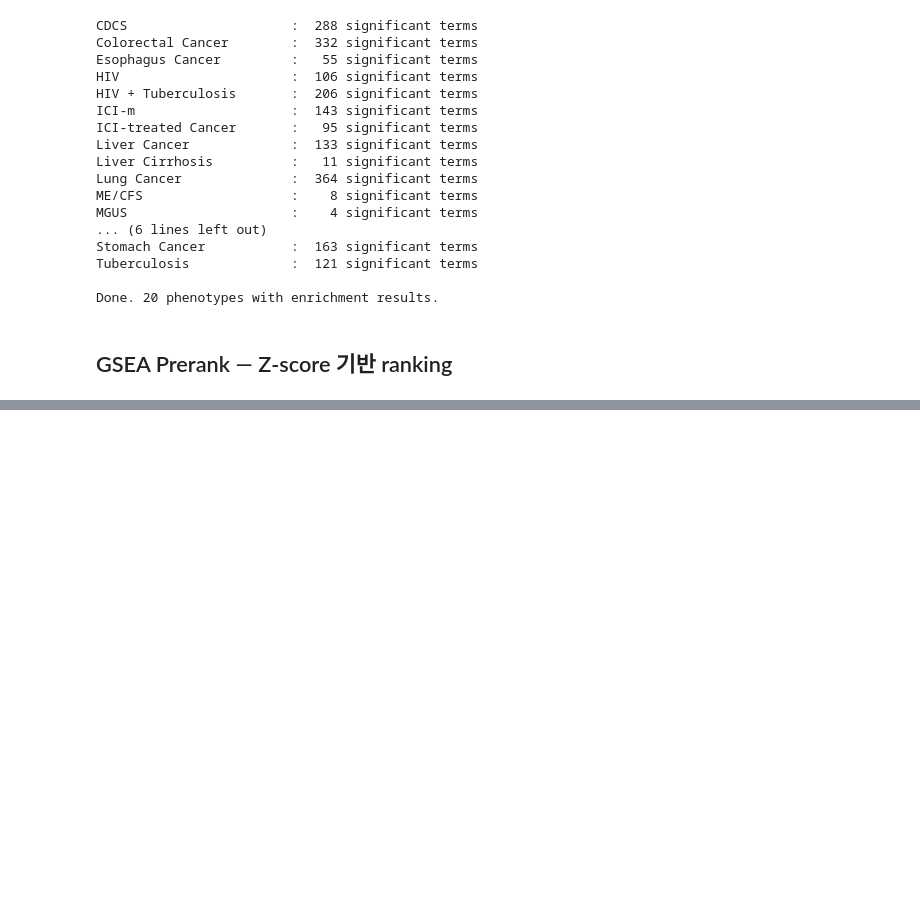
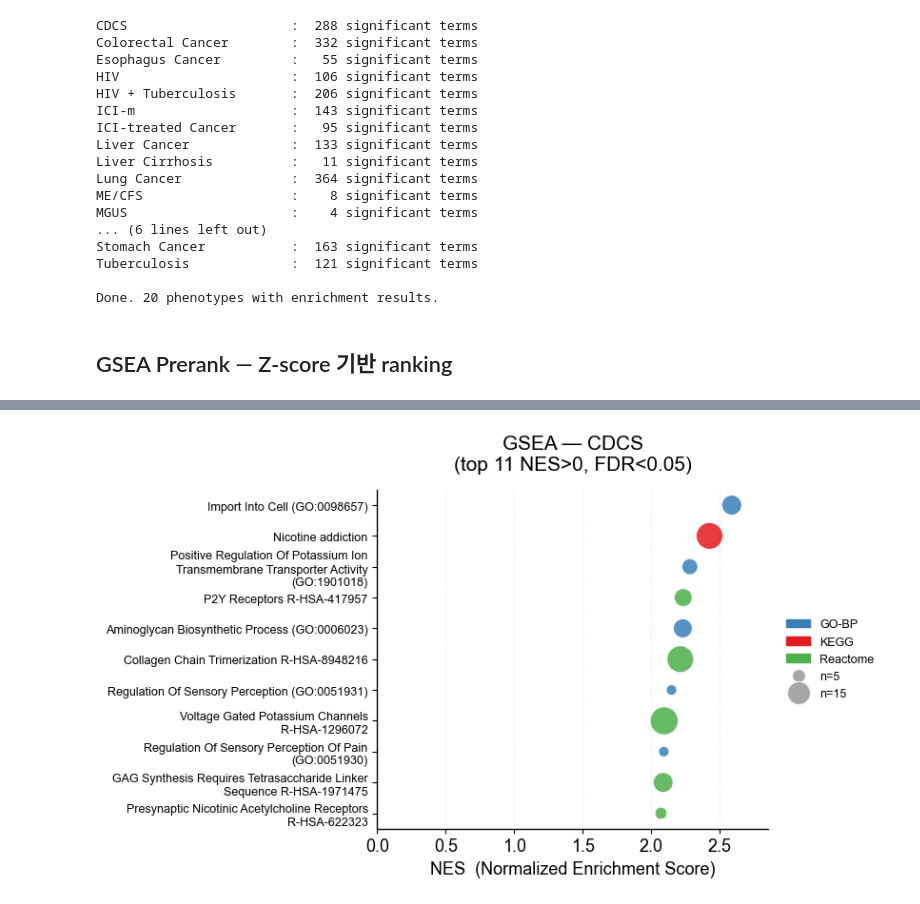
Before and after one commit to jmj3078/cfRNA_NormativeModeling, a Jupyter notebook: Modeling/gene_enrichment.ipynb, the cells around one changed output, grey strips where cells are left out. Saved outputs shown, nothing was run; the diff lists cells and outputs as text; code cells hidden in the pictures; blank space fills up the shorter version.

```diff
--- a/Modeling/gene_enrichment.ipynb
+++ b/Modeling/gene_enrichment.ipynb
@@ -39,9 +32,8 @@ except ImportError:
     print('gseapy not installed — run: pip install gseapy')
 
 BASE_DIR    = Path('.').resolve()
-RESULTS_DIR = BASE_DIR / 'CV_Results'
-FIG_DIR     = RESULTS_DIR / 'Figures' / 'GE'
-FIG_DIR.mkdir(parents=True, exist_ok=True)
+RESULTS_DIR = BASE_DIR / 'GE'
+
 
 BIAS_COLUMNS = [
     'log(Total Reads)', 'Spliced Reads (%)',
@@ -55,9 +47,10 @@ gseapy 1.1.12
 from sample_filter import MahalanobisFilter
 
 # ── Z matrix + metadata 로드 ─────────────────────────────────────
-Z_dis      = np.load(RESULTS_DIR / 'Z_disease.npy')
-dis_names  = np.load(RESULTS_DIR / 'Z_sample_names.npy', allow_pickle=True).tolist()
-gene_names = np.load(RESULTS_DIR / 'Z_gene_names.npy',   allow_pickle=True).tolist()
+CV_DIR = BASE_DIR / 'CV_Results'
+Z_dis      = np.load(CV_DIR / 'Z_disease.npy')
+dis_names  = np.load(CV_DIR / 'Z_sample_names.npy', allow_pickle=True).tolist()
+gene_names = np.load(CV_DIR / 'Z_gene_names.npy',   allow_pickle=True).tolist()
 
 n_nan = np.isnan(Z_dis).sum() + np.isinf(Z_dis).sum()
 Z_dis = np.nan_to_num(Z_dis.astype(np.float32), nan=0.0, posinf=10.0, neginf=-10.0)
@@ -144,10 +137,11 @@ Method: svd  n_per_pheno=200
 # %%
-# ── Enrichr ORA: 질환별 마커 유전자 → 경로 enrichment ────────────
 GENE_SETS = [
     'GO_Biological_Process_2023',
     'KEGG_2021_Human',
     'Reactome_2022',
 ]
+ORA_DIR = RESULTS_DIR / 'ora'
+ORA_DIR.mkdir(parents=True, exist_ok=True)
 FDR_THR = 0.05
 
 if not GSEAPY_OK:
@@ -167,11 +161,12 @@ else:
             )
             df = enr.results
             df = df[df['Adjusted P-value'] < FDR_THR].copy()
+            fname = ph.replace('/', '_')
+            df.to_csv(ORA_DIR / f'gsea_result_{fname}.csv', index=False)
             ora_results[ph] = df
             print(f'{ph:25s}: {len(df):4d} significant terms')
         except Exception as e:
             print(f'{ph}: ERROR — {e}')
-
     print(f'\nDone. {len(ora_results)} phenotypes with enrichment results.')
 # %% [output]
 CDCS                     :  288 significant terms
@@ -358,0 +346,79 @@ ICI-m : 20 terms
+# %%
+import textwrap
+
+GSEA_FIG_DIR = GSEA_DIR / 'Figures'
+GSEA_FIG_DIR.mkdir(parents=True, exist_ok=True)
+if not GSEAPY_OK or not gsea_results:
+    print("GSEA 결과 없음")
+else:
+    TOP_N = 20
+    DB_COLORS = {
+        'GO_Biological_Process_2023': '#377EB8',
+        'KEGG_2021_Human':            '#E41A1C',
+        'Reactome_2022':              '#4DAF4A',
+    }
+    DB_LABELS = {
+        'GO_Biological_Process_2023': 'GO-BP',
+        'KEGG_2021_Human':            'KEGG',
+        'Reactome_2022':              'Reactome',
+    }
+
+    for ph, df in gsea_results.items():
+        df = df.copy()
+        df['NES'] = pd.to_numeric(df['NES'], errors='coerce')
+        pos_df = df[df['NES'] > 0].nlargest(TOP_N, 'NES').copy()
+        if pos_df.empty:
+            print(f'{ph}: NES>0 유의 term 없음')
+            continue
+
+        # Term 컬럼에서 DB명과 실제 term명 분리 (e.g. "KEGG_2021_Human__Nicotine addiction")
+        pos_df['Gene_set']   = pos_df['Term'].str.split('__').str[0]
+        pos_df['Term_clean'] = pos_df['Term'].str.split('__').str[1].fillna(pos_df['Term'])
+        pos_df['tag_n']      = pos_df['Tag %'].str.split("/").str[0].astype(float)
+        pos_df['db_label']   = pos_df['Gene_set'].map(DB_LABELS).fillna('Other')
+        pos_df['color']      = pos_df['Gene_set'].map(DB_COLORS).fillna('#888888')
+        pos_df['Term_wrap']  = pos_df['Term_clean'].apply(
+            lambda x: textwrap.fill(x, width=45, break_long_words=False))
+        pos_df = pos_df.sort_values('NES', ascending=True)
+
+        fig, ax = plt.subplots(figsize=(10, max(4, len(pos_df) * 0.45)))
+        ax.grid(True, axis='x', linestyle=':', color='lightgrey', alpha=0.5, zorder=0)
+
+        ax.scatter(
+            pos_df['NES'],
+            range(len(pos_df)),
+            s          = pos_df['tag_n'] * 20,
+            c          = pos_df['color'],
+            alpha      = 0.85,
+            edgecolors = 'white',
+            linewidths = 0.5,
+            zorder     = 3,
+        )
+        ax.axvline(0, color='grey', lw=0.8, ls='--', alpha=0.4)
+        ax.set_xlim(0, ax.get_xlim()[1] * 1.05)
+        ax.set_yticks(range(len(pos_df)))
+        ax.set_yticklabels(pos_df['Term_wrap'], fontsize=9)
+        ax.set_xlabel('NES  (Normalized Enrichment Score)')
+        ax.set_title(f'GSEA — {ph}\n(top {len(pos_df)} NES>0, FDR<{FDR_THR})', pad=15)
+
+        from matplotlib.patches import Patch
+        from matplotlib.lines import Line2D
+
+        db_present = pos_df['Gene_set'].unique()
+        db_patches = [Patch(color=DB_COLORS[db], label=DB_LABELS[db])
+                      for db in DB_COLORS if db in db_present]
+        size_vals  = sorted(pos_df['tag_n'].quantile([0.25, 0.75]).astype(int).unique().tolist())
+        size_ex    = [Line2D([0],[0], marker='o', color='w',
+                             markerfacecolor='grey', alpha=0.7,
+                             markersize=np.sqrt(n*20), label=f'n={n}')
+                      for n in size_vals]
+        ax.legend(handles=db_patches + size_ex, frameon=False, fontsize=9,
+                  loc='center left', bbox_to_anchor=(1.02, 0.5))
+
+        plt.tight_layout(rect=[0, 0, 0.85, 1])
+        fname = ph.replace(' ', '_').replace('/', '_')
+        plt.savefig(GSEA_FIG_DIR / f'gsea_{fname}.png', bbox_inches='tight', dpi=150)
+        plt.show()
+        print(f'{ph}: {len(pos_df)} terms (NES>0)')
+# %% [output]
+[figure, added]
```
Also changed, not shown: parts of 10 cells of this notebook, 48 other files.
